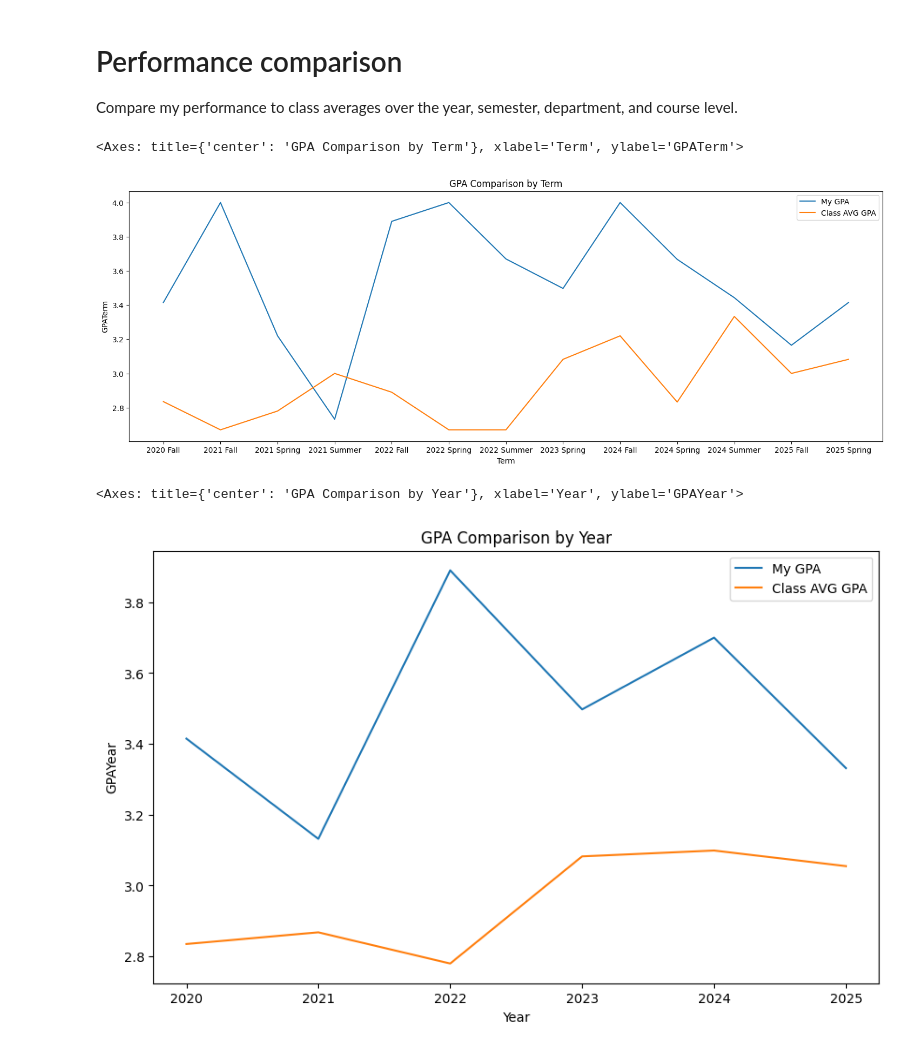
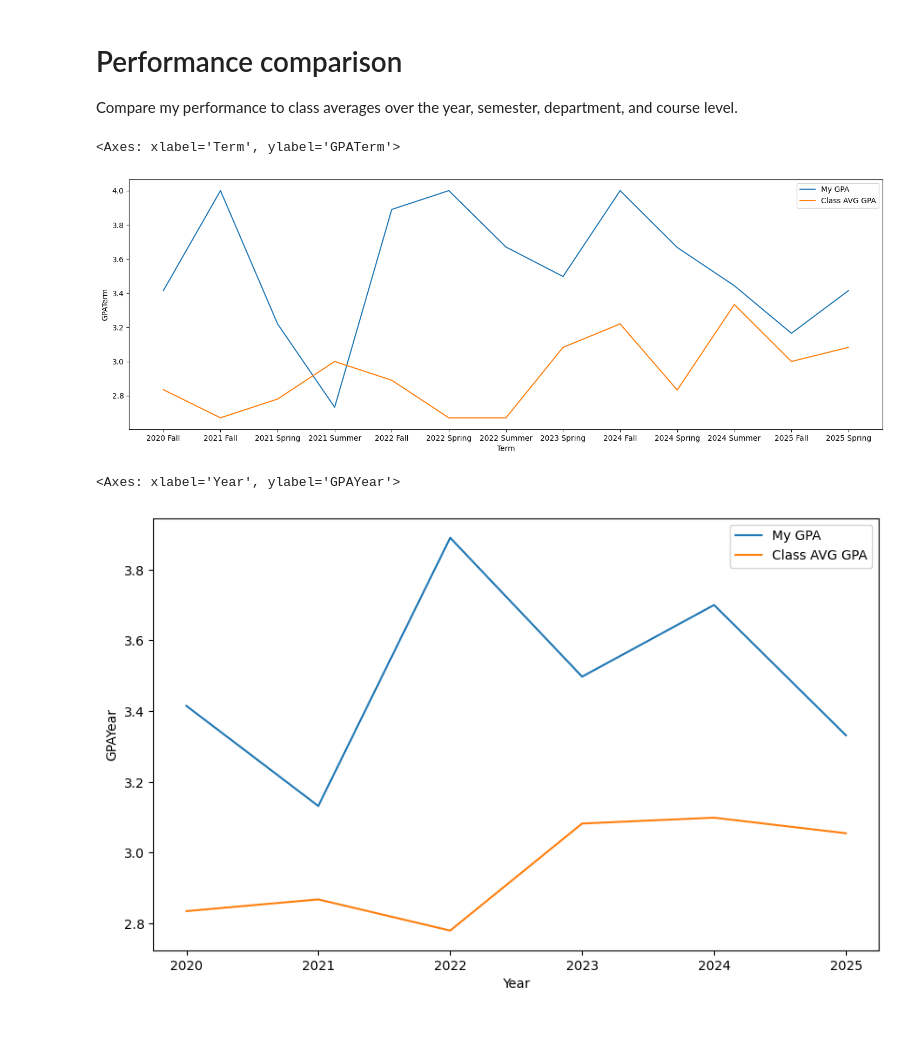
Before and after one commit to NickTurenne/Transcript-Analysis, a Jupyter notebook: notebooks/EDA.ipynb, the cells around one changed output. Saved outputs shown, nothing was run; the diff lists cells and outputs as text; code cells hidden in the pictures.

```diff
--- a/notebooks/EDA.ipynb
+++ b/notebooks/EDA.ipynb
@@ -302,23 +302,21 @@ Compare my performance to class averages over the year, semester, department, an
 # %%
 df_term_gpa_class_avg = df_grade_filtered.groupby("Term")["ClassAvgGradePoint"].mean().reset_index(name="ClassAvgGPATerm")
 df_term_gpa = df_grade_filtered.groupby("Term")["GradePoint"].mean().reset_index(name="GPATerm")
 plt.figure(figsize=(18,6))
-plt.title("GPA Comparison by Term")
 sns.lineplot(data=df_term_gpa, x="Term", y="GPATerm", label="My GPA")
 sns.lineplot(data=df_term_gpa_class_avg, x="Term", y="ClassAvgGPATerm", label="Class AVG GPA")
 # %% [output]
-<Axes: title={'center': 'GPA Comparison by Term'}, xlabel='Term', ylabel='GPATerm'>
+<Axes: xlabel='Term', ylabel='GPATerm'>
-[figure, old version]
+[figure, new version]
 # %%
 df_term_gpa_class_avg = df_grade_filtered.groupby("Year")["ClassAvgGradePoint"].mean().reset_index(name="ClassAvgGPAYear")
 df_term_gpa = df_grade_filtered.groupby("Year")["GradePoint"].mean().reset_index(name="GPAYear")
 plt.figure(figsize=(10,6))
-plt.title("GPA Comparison by Year")
 sns.lineplot(data=df_term_gpa, x="Year", y="GPAYear", label="My GPA")
 sns.lineplot(data=df_term_gpa_class_avg, x="Year", y="ClassAvgGPAYear", label="Class AVG GPA")
 # %% [output]
-<Axes: title={'center': 'GPA Comparison by Year'}, xlabel='Year', ylabel='GPAYear'>
+<Axes: xlabel='Year', ylabel='GPAYear'>
-[figure, old version]
+[figure, new version]
 # %%
 df_term_gpa_class_avg = df_grade_filtered.groupby("Dept")["ClassAvgGradePoint"].mean().reset_index(name="ClassAvgGPADept")
 df_term_gpa = df_grade_filtered.groupby("Dept")["GradePoint"].mean().reset_index(name="GPADept")
```
Also changed, not shown: parts of 11 cells of this notebook, 2 other files.
